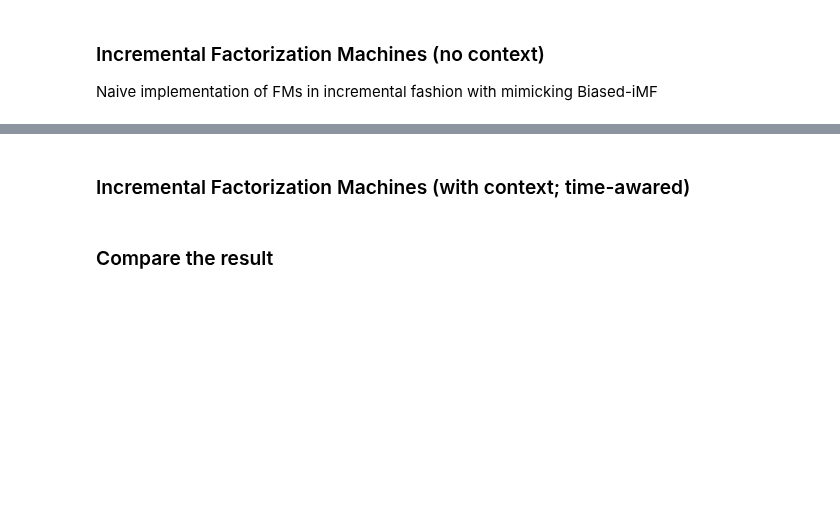
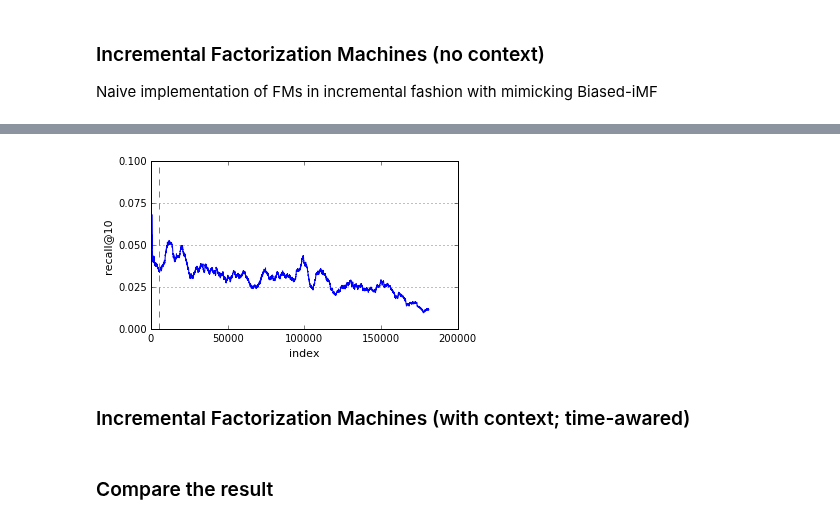
Before and after one commit to takuti/stream-recommender, a Jupyter notebook: stream-recommender.ipynb, the cells around one changed output, grey strips where cells are left out. Saved outputs shown, nothing was run; the diff lists cells and outputs as text; code cells hidden in the pictures; blank space fills up the shorter version.

```diff
--- a/stream-recommender.ipynb
+++ b/stream-recommender.ipynb
@@ -130,3 +132,8 @@ biased_iMF_time
 ### Incremental Factorization Machines (no context)
 
 Naive implementation of FMs in incremental fashion with mimicking Biased-iMF
+# %%
+%%time
+iFMs_avgs, iFMs_time = show_result('results/iFMs.txt')
+iFMs_time
+# %% [output]
@@ -133,2 +142,3 @@ Naive implementation of FMs in incremental fashion with mimicking Biased-iMF
+[figure, added]
 # %% [markdown]
 ### Incremental Factorization Machines (with context; time-awared)
```
Also changed, not shown: parts of 16 cells of this notebook.
